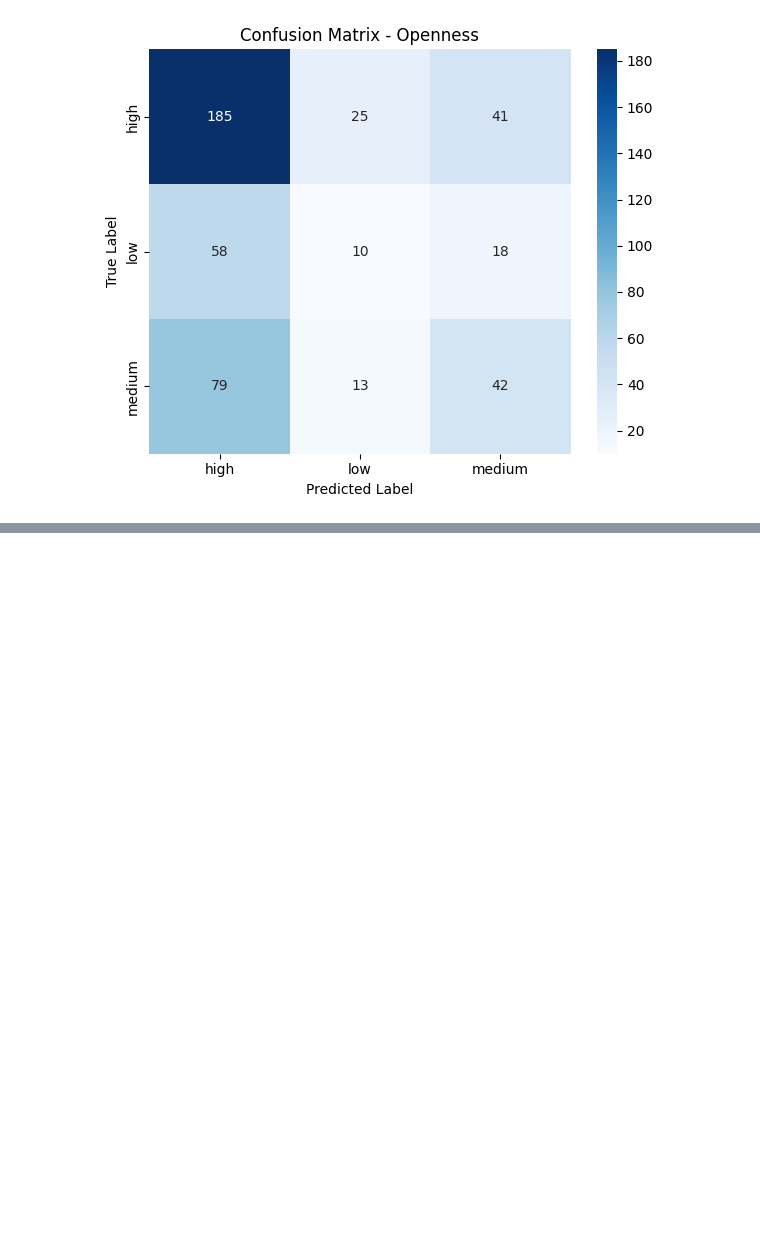
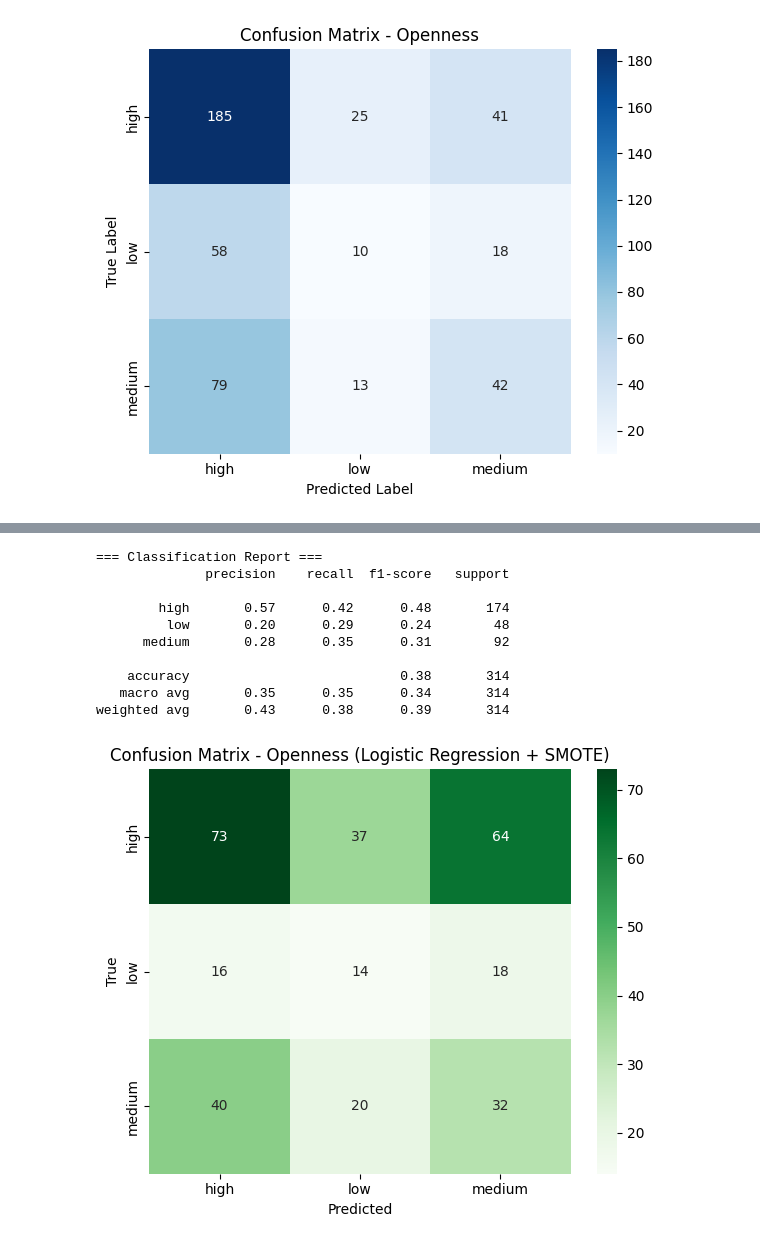
Before and after one commit to Arash-Alborz/amiv_nlp_2025, a Jupyter notebook: classification/single_trait_prediction.ipynb, the cells around one changed output, grey strips where cells are left out. Saved outputs shown, nothing was run; the diff lists cells and outputs as text; code cells hidden in the pictures; blank space fills up the shorter version.

```diff
--- a/classification/single_trait_prediction.ipynb
+++ b/classification/single_trait_prediction.ipynb
@@ -193,0 +248,61 @@ Saved report to ensemble_openness_no_smote.txt
+# %%
+import pandas as pd
+from sklearn.model_selection import train_test_split
+from sklearn.preprocessing import StandardScaler
+from sklearn.linear_model import LogisticRegression
+from sklearn.metrics import classification_report, confusion_matrix
+from imblearn.over_sampling import SMOTE
+import seaborn as sns
+import matplotlib.pyplot as plt
+
+# === Load dataset ===
+df = pd.read_csv("/Users/arashalborz/Desktop/amiv_nlp_2025/processed_data/train/comb_train_liwc_embed.csv")
+
+# === Features and label ===
+feature_cols = [col for col in df.columns if col.startswith("embed_") or col.startswith("liwc_")]
+X = df[feature_cols].values
+y = df["Openness"].values
+
+# === Train/validation split ===
+X_train, X_test, y_train, y_test = train_test_split(X, y, test_size=0.2, random_state=42)
+
+# === Scale features ===
+scaler = StandardScaler()
+X_train_scaled = scaler.fit_transform(X_train)
+X_test_scaled = scaler.transform(X_test)
+
+# === Apply SMOTE on training data only ===
+smote = SMOTE(random_state=42)
+X_train_resampled, y_train_resampled = smote.fit_resample(X_train_scaled, y_train)
+
+# === Logistic Regression ===
+clf = LogisticRegression(max_iter=1000, random_state=42)
+clf.fit(X_train_resampled, y_train_resampled)
+y_pred = clf.predict(X_test_scaled)
+
+# === Classification report ===
+print("=== Classification Report ===")
+print(classification_report(y_test, y_pred, zero_division=0))
+
+# === Confusion matrix ===
+cm = confusion_matrix(y_test, y_pred, labels=clf.classes_)
+
+plt.figure(figsize=(6, 5))
+sns.heatmap(cm, annot=True, fmt="d", cmap="Greens", xticklabels=clf.classes_, yticklabels=clf.classes_)
+plt.xlabel("Predicted")
+plt.ylabel("True")
+plt.title("Confusion Matrix - Openness (Logistic Regression + SMOTE)")
+plt.tight_layout()
+plt.show()
+# %% [output]
+=== Classification Report ===
+              precision    recall  f1-score   support
+
+        high       0.57      0.42      0.48       174
+         low       0.20      0.29      0.24        48
+      medium       0.28      0.35      0.31        92
+
+    accuracy                           0.38       314
+   macro avg       0.35      0.35      0.34       314
+weighted avg       0.43      0.38      0.39       314
+[figure, added]
```
Also changed, not shown: parts of 3 cells of this notebook, 44 other files.
